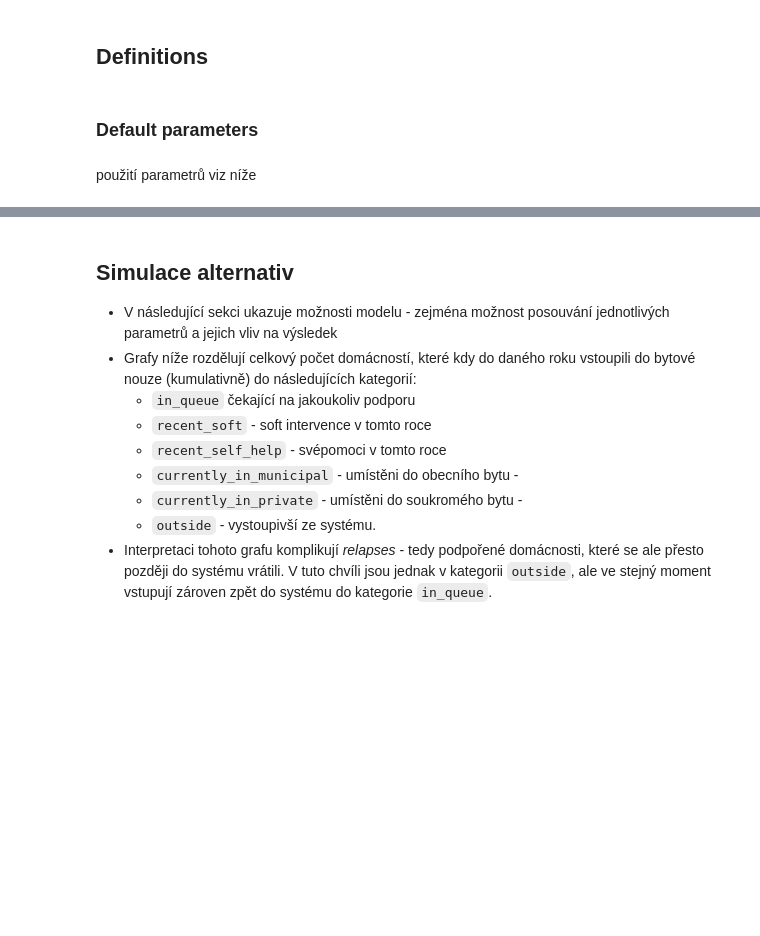
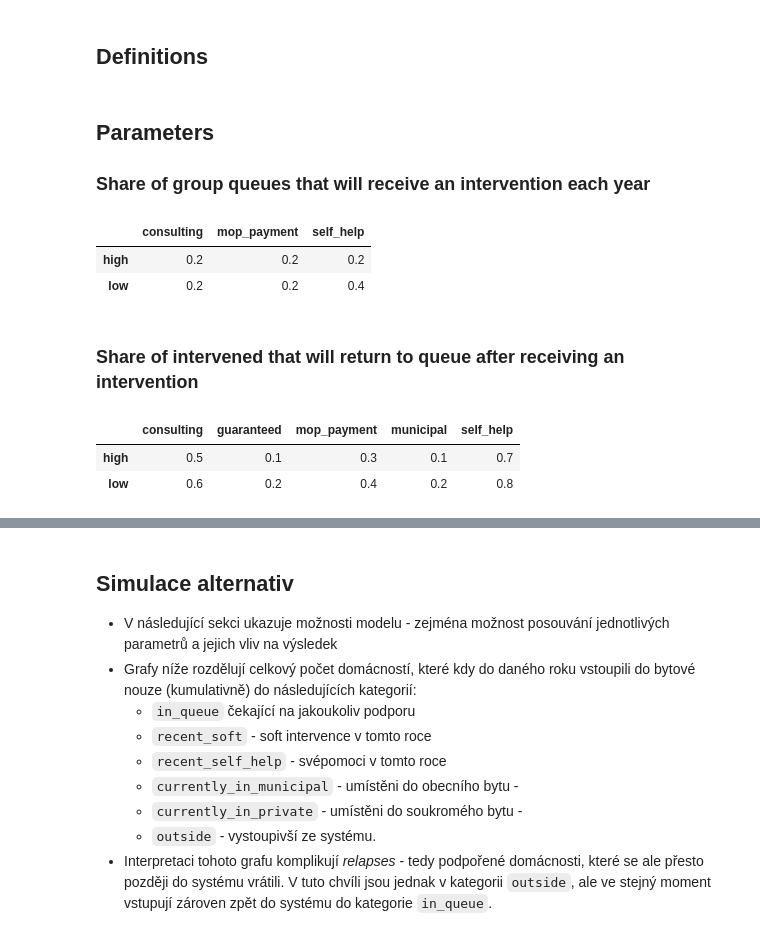
Before and after one commit to vitekzkytek/SocialHousingModel, a Jupyter notebook: model.ipynb, the cells around one changed output, grey strips where cells are left out. Saved outputs shown, nothing was run; the diff lists cells and outputs as text; code cells hidden in the pictures; blank space fills up the shorter version.

```diff
--- a/model.ipynb
+++ b/model.ipynb
@@ -14,4 +17,0 @@ idx = pd.IndexSlice
-# %% [markdown]
-### Default parameters
-# %% [markdown]
-použití parametrů viz níže
@@ -41,0 +18,38 @@ DEFAULT_PARAMS = {
+# %% [markdown]
+## Parameters
+### Share of group queues that will receive an intervention each year
+# %%
+intervention_shares = pd.Series({
+    ('low','self_help'):.4,
+    ('low','consulting'):.2,
+    ('low','mop_payment'):.2,
+    ('high','self_help'):.2,
+    ('high','consulting'):.2,
+    ('high','mop_payment'):.2
+}).unstack()
+intervention_shares
+# %% [output]
+|  | consulting | mop_payment | self_help |
+| high | 0.2 | 0.2 | 0.2 |
+| low | 0.2 | 0.2 | 0.4 |
+# %% [markdown]
+### Share of intervened that will return to queue after receiving an intervention
+# %%
+relapse_rates = pd.Series({
+    ('low','self_help'):.8,
+    ('low','consulting'):.6,
+    ('low','mop_payment'):.4,
+    ('low','guaranteed'):.2,
+    ('low','municipal'):.2,
+    ('high','self_help'):.7,
+    ('high','consulting'):.5,
+    ('high','mop_payment'):.3,
+    ('high','guaranteed'):.1,
+    ('high','municipal'):.1
+}).unstack()
+
+relapse_rates
+# %% [output]
+|  | consulting | guaranteed | mop_payment | municipal | self_help |
+| high | 0.5 | 0.1 | 0.3 | 0.1 | 0.7 |
+| low | 0.6 | 0.2 | 0.4 | 0.2 | 0.8 |
```
Also changed, not shown: parts of 26 cells of this notebook, 3 other files.
